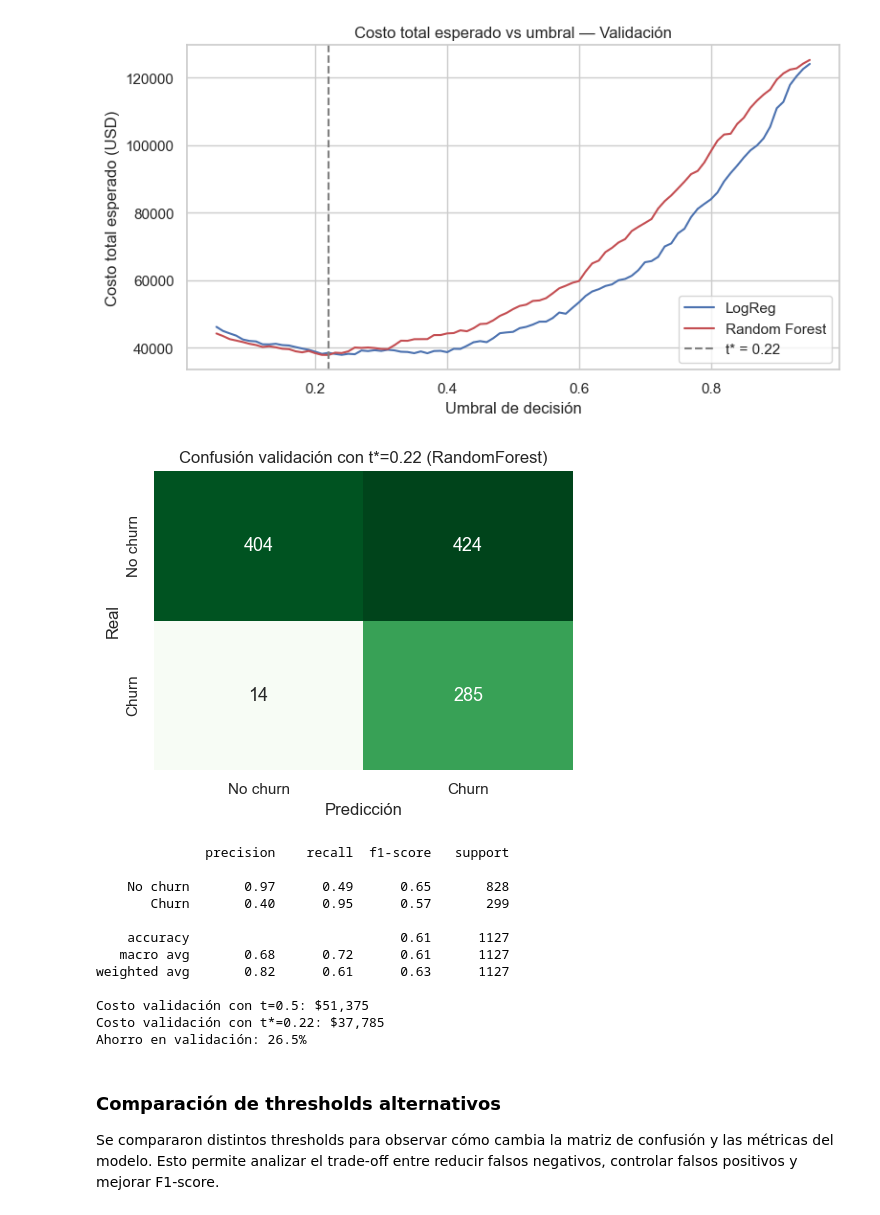
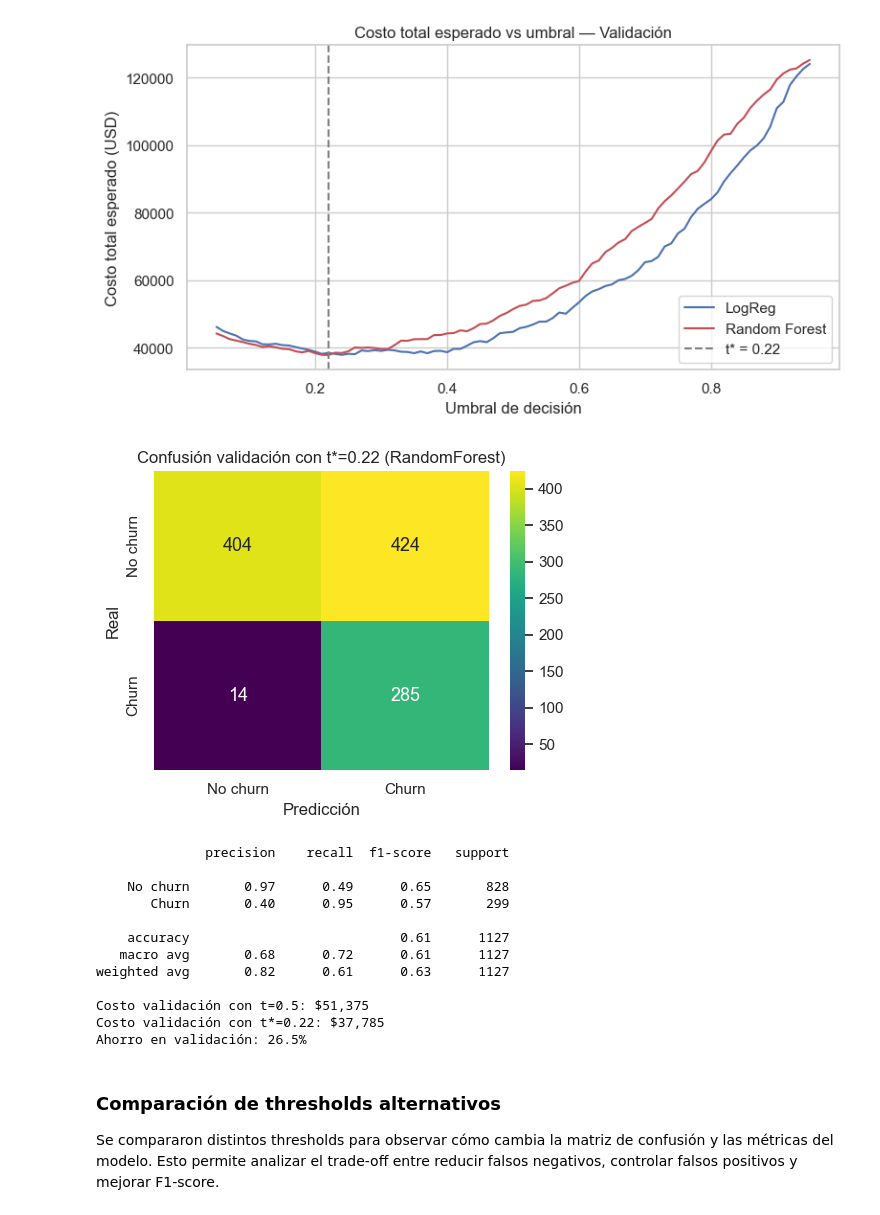
Before and after one commit to joelm2405/ml-telco-churn-grupo10, a Jupyter notebook: notebooks/Proyecto_ML_Churn.ipynb, the cells around one changed output. Saved outputs shown, nothing was run; the diff lists cells and outputs as text; code cells hidden in the pictures.

```diff
--- a/notebooks/Proyecto_ML_Churn.ipynb
+++ b/notebooks/Proyecto_ML_Churn.ipynb
@@ -532,36 +532,37 @@ plt.show()
 y_pred_opt = (w_proba_val >= w_t).astype(int)
 cm = confusion_matrix(y_val, y_pred_opt)
 
 fig, ax = plt.subplots(figsize=(5, 4))
+
 sns.heatmap(
     cm,
     annot=True,
     fmt='d',
-    cmap='Greens',
-    cbar=False,
+    cmap='viridis',
+    cbar=True,
     xticklabels=['No churn', 'Churn'],
     yticklabels=['No churn', 'Churn'],
     ax=ax,
     annot_kws={'size': 13}
 )
 
 ax.set_xlabel('Predicción')
 ax.set_ylabel('Real')
 ax.set_title(f'Confusión validación con t*={w_t:.2f} ({winner})')
 
 plt.tight_layout()
 plt.show()
 
 print(classification_report(y_val, y_pred_opt, target_names=['No churn', 'Churn']))
 
 val_cost_opt = total_cost(y_val, y_pred_opt)
 val_cost_default = total_cost(y_val, (w_proba_val >= 0.5).astype(int))
 
 print(f'Costo validación con t=0.5: ${val_cost_default:,}')
 print(f'Costo validación con t*={w_t:.2f}: ${val_cost_opt:,}')
 print(f'Ahorro en validación: {(val_cost_default-val_cost_opt)/val_cost_default*100:.1f}%')
 # %% [output]
-[figure, old version]
+[figure, new version]
               precision    recall  f1-score   support
 
     No churn       0.97      0.49      0.65       828
```
Also changed, not shown: 1 other file.
